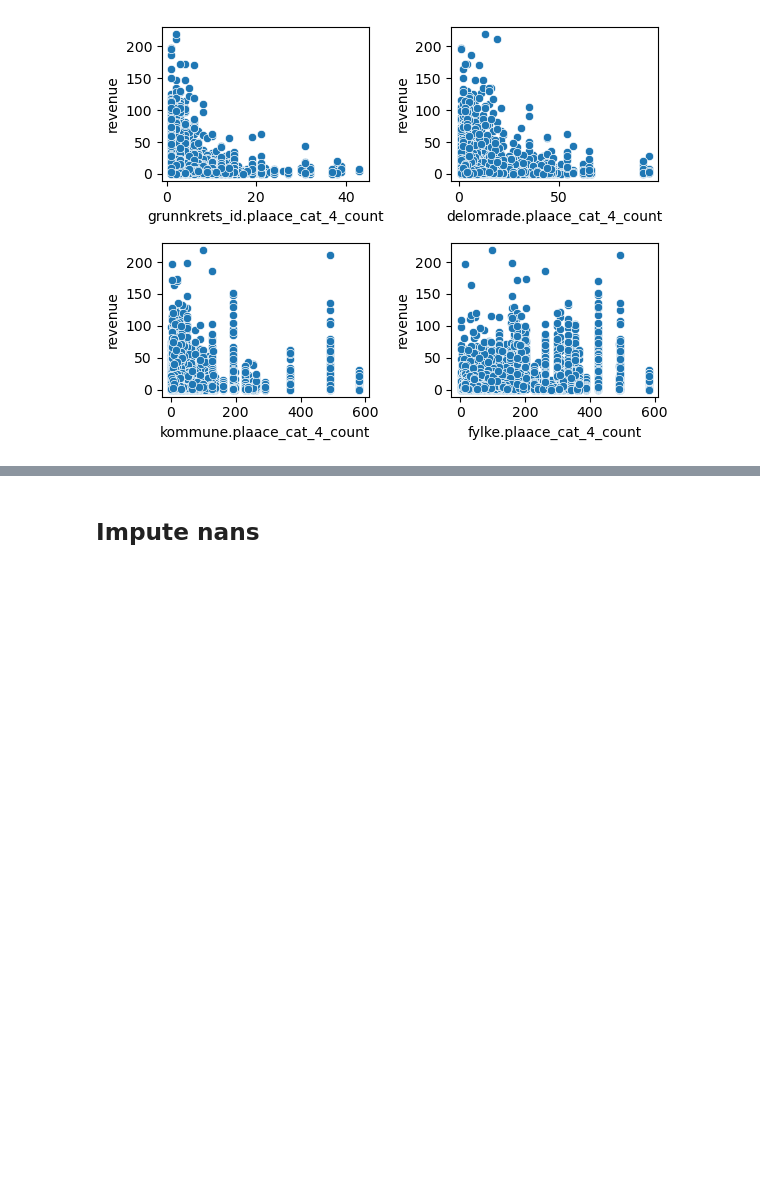
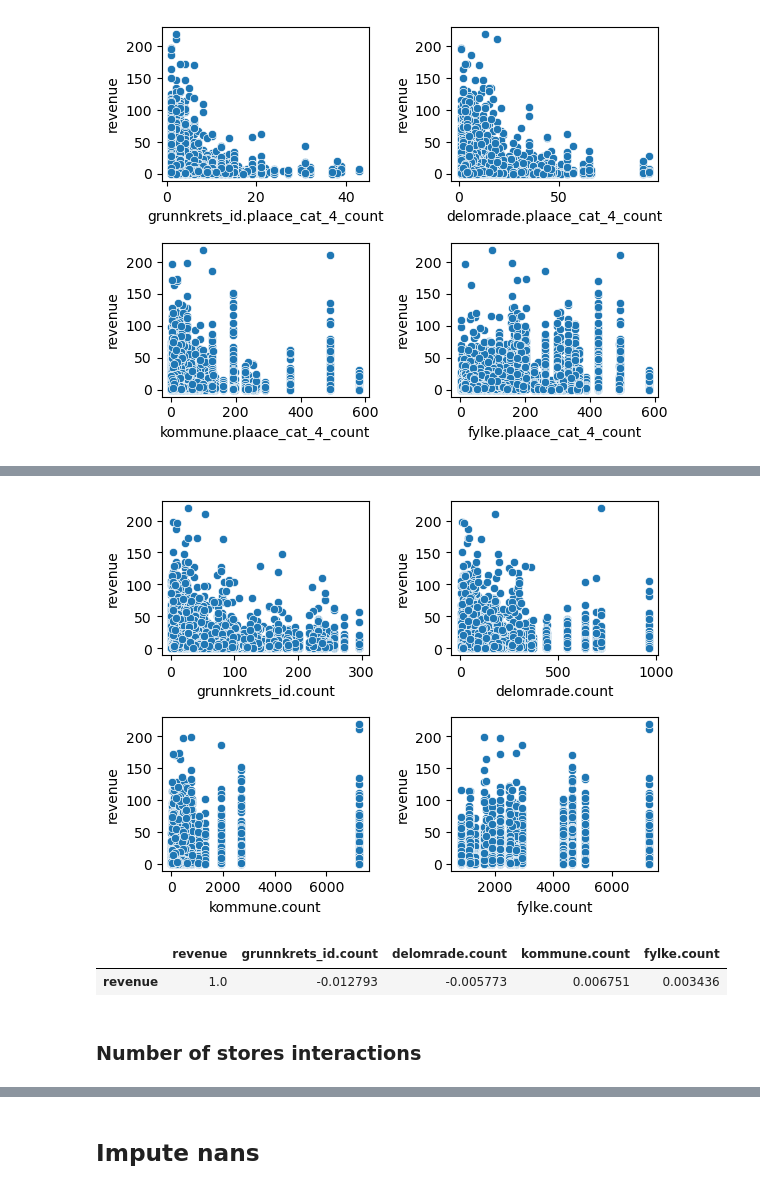
Before and after one commit to halvorlinder/TDT4173-Machine-Learning, a Jupyter notebook: grunnkrets.ipynb, the cells around one changed output, grey strips where cells are left out. Saved outputs shown, nothing was run; the diff lists cells and outputs as text; code cells hidden in the pictures; blank space fills up the shorter version.

Commit message:
add more num store features

```diff
--- a/grunnkrets.ipynb
+++ b/grunnkrets.ipynb
@@ -861,3 +868,15 @@ num_stores_df[['revenue'] + [f'{level}.plaace_cat_4_count' for level in levels]]
 # %% [output]
 |  | revenue | grunnkrets_id.plaace_cat_4_count | delomrade.plaace_cat_4_count | kommune.plaace_cat_4_count | fylke.plaace_cat_4_count |
 | revenue | 1.0 | -0.017586 | 0.000531 | 0.03195 | 0.161784 |
+# %%
+quad_geo_scatter(num_stores_df, 'count')
+# %% [output]
+[figure, added]
+# %%
+
+num_stores_df[['revenue'] + [f'{level}.count' for level in levels]].corr().head(1)
+# %% [output]
+|  | revenue | grunnkrets_id.count | delomrade.count | kommune.count | fylke.count |
+| revenue | 1.0 | -0.012793 | -0.005773 | 0.006751 | 0.003436 |
+# %% [markdown]
+### Number of stores interactions
```
Also changed, not shown: parts of 17 cells of this notebook, 2 other files.
